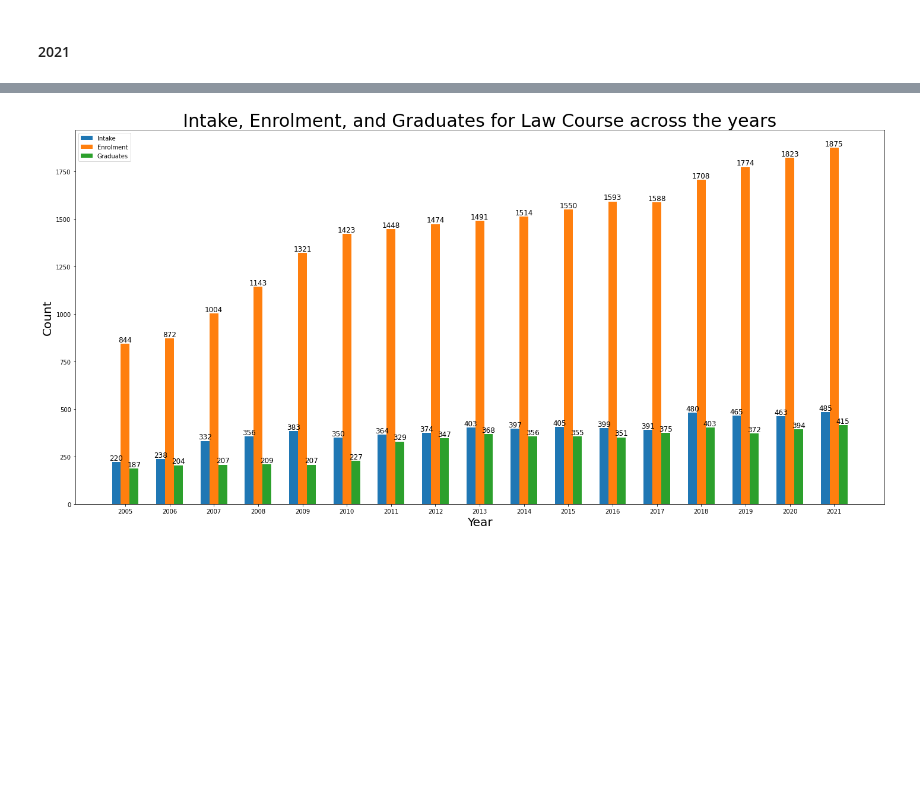
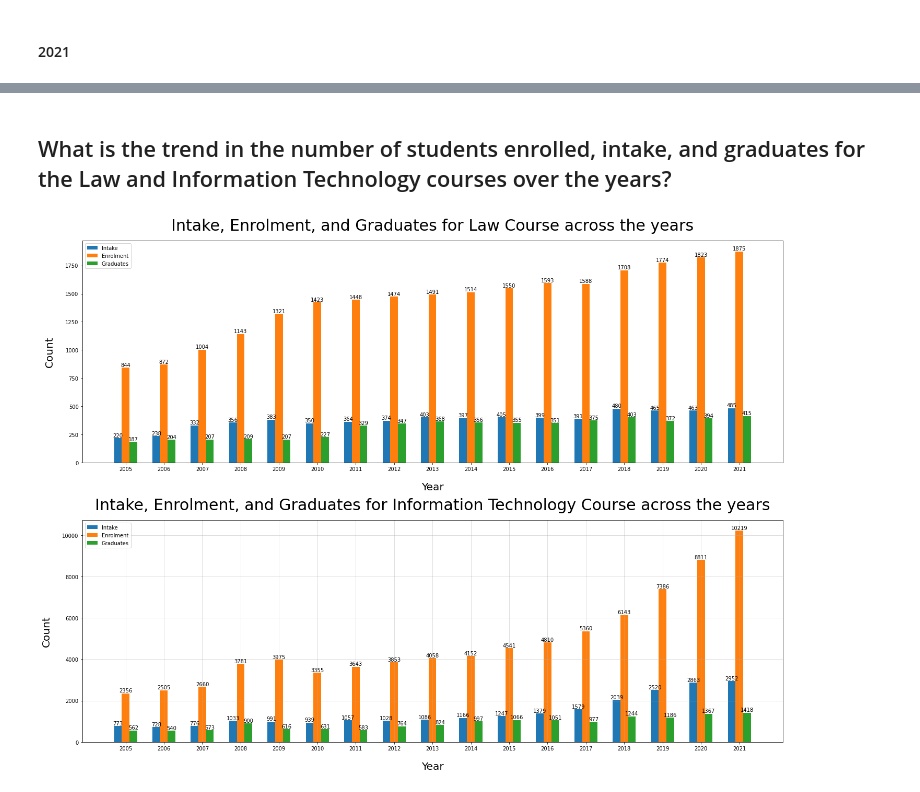
Before and after one commit to rajkaran27/PDS-CA2, a Jupyter notebook: CA2-new.ipynb, the cells around one changed output, grey strips where cells are left out. Cells and saved outputs as stored; diff of their text form; code cells hidden in the pictures; blank space fills up the shorter version.

```diff
--- a/CA2-new.ipynb
+++ b/CA2-new.ipynb
@@ -166,4 +181,13 @@ Index(['rank', 'country', 'iq'], dtype='object')
 # %% [markdown]
 ### Text Analysis of World Happiness Report
+# %%
+def removeUnwanted(dataset):
+    dataset = dataset.drop(columns=['Ladder score in Dystopia',
+       'Explained by: Log GDP per capita', 'Explained by: Social support',
+       'Explained by: Healthy life expectancy',
+       'Explained by: Freedom to make life choices',
+       'Explained by: Generosity', 'Explained by: Perceptions of corruption',
+       'Dystopia + residual'])
+    return dataset
 # %% [markdown]
 #### 2020
@@ -190,5 +216,7 @@ First few rows of this dataset:
 # %% [markdown]
 #### 2021
+# %%
+world_happiness_2021 = removeUnwanted(world_happiness_2021)
 # %%
 text_analysis(world_happiness_2021)
 # %% [output]
@@ -317,33 +487,59 @@ plt.show()
+# %% [markdown]
+## What is the trend in the number of students enrolled, intake, and graduates for the Law and Information Technology courses over the years?
 # %%
 law_subset = uni_intake[uni_intake.course == 'Law']
 
-# Set up the plot
-plt.figure(figsize=(20, 10))
+plt.figure(figsize=(20, 15))
 width = 0.2
 index = law_subset.year.unique()
 
-# Grouped bar chart for 'intake'
+plt.subplot(2,1,1)
 plt.bar(index - width, law_subset.intake, width, label='Intake')
 plt.bar(index, law_subset.enrolment, width, label='Enrolment')
 plt.bar(index + width, law_subset.graduates, width, label='Graduates')
 
-# Add value labels on top of each bar
 for i, v in enumerate(law_subset.intake):
-    plt.text(index[i] - width, v, str(v), ha='center', va='bottom', fontsize=12)
+    plt.text(index[i] - width, v, str(v), ha='center', va='bottom', fontsize=10)
 
 for i, v in enumerate(law_subset.enrolment):
-    plt.text(index[i], v, str(v), ha='center', va='bottom', fontsize=12)
+    plt.text(index[i], v, str(v), ha='center', va='bottom', fontsize=10)
 
 for i, v in enumerate(law_subset.graduates):
-    plt.text(index[i] + width, v, str(v), ha='center', va='bottom', fontsize=12)
+    plt.text(index[i] + width, v, str(v), ha='center', va='bottom', fontsize=10)
 
-plt.xlabel('Year',fontsize=20)
-plt.ylabel('Count',fontsize=20)
-plt.title('Intake, Enrolment, and Graduates for Law Course across the years',fontsize=30)
+plt.xlabel('Year',fontsize=20,labelpad=20)
+plt.ylabel('Count',fontsize=20,labelpad=20)
+plt.title('Intake, Enrolment, and Graduates for Law Course across the years',fontsize=30,pad=20)
 plt.xticks(index, law_subset.year)
 plt.legend()
 
+
+it_subset = uni_intake[uni_intake.course == 'Information Technology']
+
+index = it_subset.year.unique()
+
+plt.subplot(2,1,2)
+plt.bar(index - width, it_subset.intake, width, label='Intake')
+plt.bar(index, it_subset.enrolment, width, label='Enrolment')
+plt.bar(index + width, it_subset.graduates, width, label='Graduates')
+
+for i, v in enumerate(it_subset.intake):
+    plt.text(index[i] - width, v, str(v), ha='center', va='bottom', fontsize=10)
+
+for i, v in enumerate(it_subset.enrolment):
+    plt.text(index[i], v, str(v), ha='center', va='bottom', fontsize=10)
+
+for i, v in enumerate(it_subset.graduates):
+    plt.text(index[i] + width, v, str(v), ha='center', va='bottom', fontsize=10)
+
+plt.xlabel('Year',fontsize=20,labelpad=20)
+plt.ylabel('Count',fontsize=20,labelpad=20)
+plt.title('Intake, Enrolment, and Graduates for Information Technology Course across the years',fontsize=30,pad=20)
+plt.xticks(index, it_subset.year)
+plt.legend()
+plt.grid(alpha=0.5)
+plt.subplots_adjust(hspace=1)
 plt.tight_layout()
 plt.show()
 # %% [output]
-[figure, old version]
+[figure, new version]
```
Also changed, not shown: parts of 42 cells of this notebook, 3 other files.
